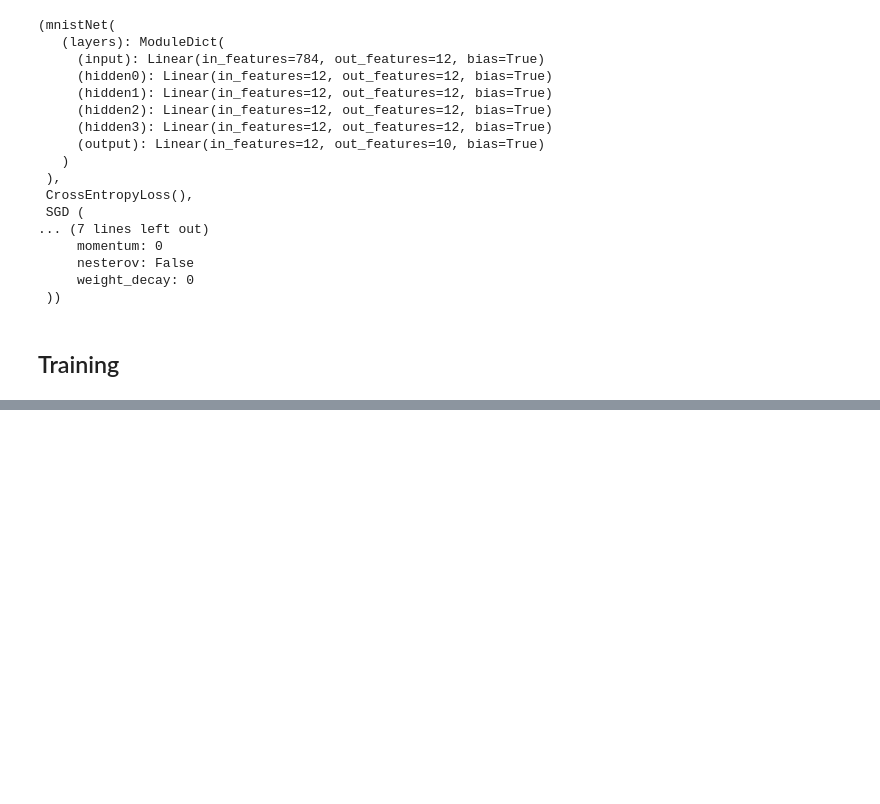
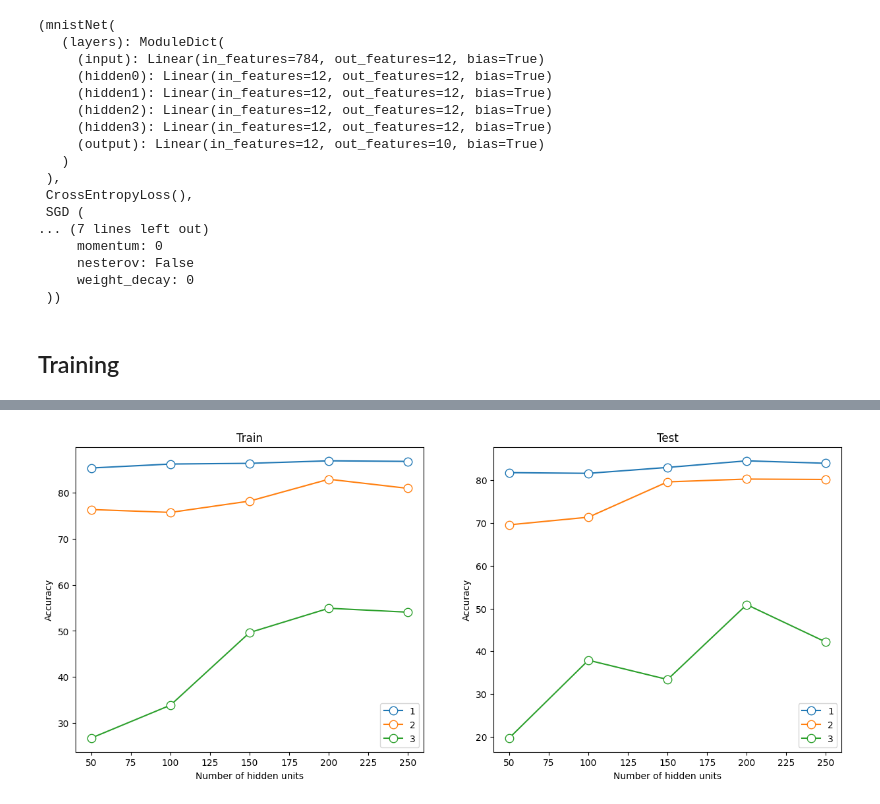
Before and after one commit to ingGibran/Deep-Learning-Notes, a Jupyter notebook: ANN 2/FNN_breadth_depth.ipynb, the cells around one changed output, grey strips where cells are left out. Cells and saved outputs as stored; diff of their text form; code cells hidden in the pictures; blank space fills up the shorter version.

```diff
--- a/ANN 2/FNN_breadth_depth.ipynb
+++ b/ANN 2/FNN_breadth_depth.ipynb
@@ -263,12 +297,14 @@ Epoch: 35  trainAcc: 62.28028915668356  testAcc: 65.90467071533203
 # %%
 fig, ax = plt.subplots(1,2,figsize=(15,6))
 
-az[0].plot(numunits, accuracies[0,:,:], 'o-', markerfacecolor='w', markersize=9)
+ax[0].plot(numunits, accuracies[0,:,:], 'o-', markerfacecolor='w', markersize=9)
 ax[1].plot(numunits, accuracies[1,:,:],'o-', markerfacecolor='w', markersize=9)
 
 for i in range(2):
     ax[i].legend(numlayers)
     ax[i].set_ylabel('Accuracy')
     ax[i].set_xlabel('Number of hidden units')
     ax[i].set_title(['Train' if i==0 else 'Test' ][0])
 plt.show()
+# %% [output]
+[figure, added]
```
Also changed, not shown: parts of 1 cell of this notebook.
